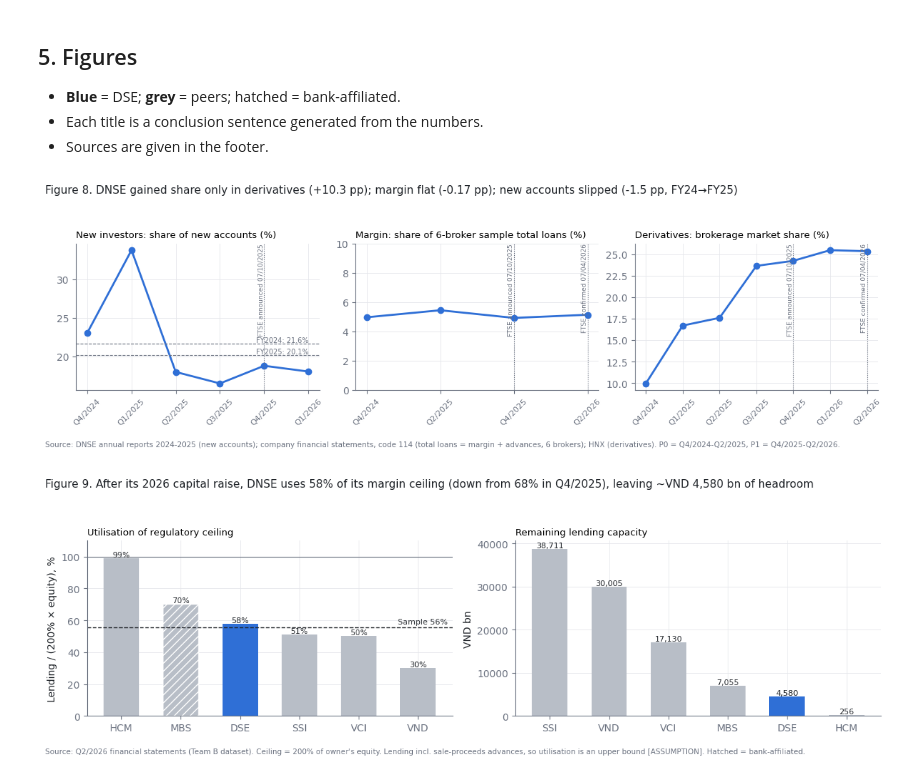
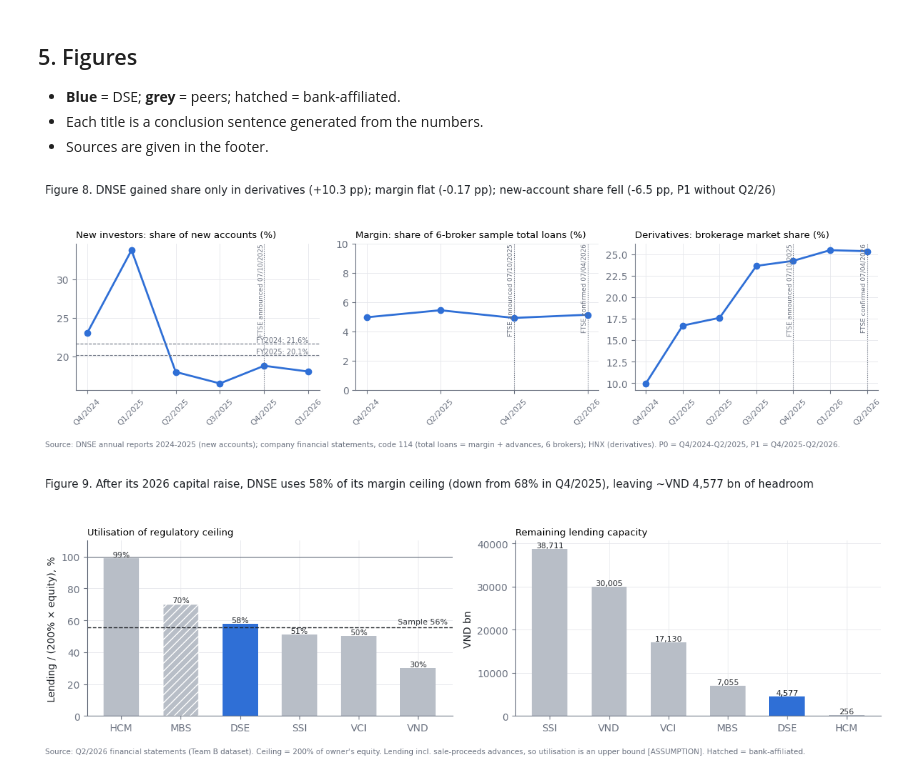
Before and after one commit to Xx-Pumpkin-xX/fba_roadto30_2026, a Jupyter notebook: notebook/B1_axis2_supply_side.ipynb, the cells around one changed output. Cells and saved outputs as stored; diff of their text form; code cells hidden in the pictures.

```diff
--- a/notebook/B1_axis2_supply_side.ipynb
+++ b/notebook/B1_axis2_supply_side.ipynb
@@ -32,7 +32,7 @@ import openpyxl
 import matplotlib.pyplot as plt
 
 ROOT  = Path.cwd().parent if Path.cwd().name == "notebook" else Path.cwd()
-RAW   = ROOT / "data/raw/FBAR2_TEAM B DATASET.xlsx"
+RAW   = ROOT / "data/raw/FBAR2_TEAM_B_DATASET_v2.xlsx"
 CLEAN = ROOT / "data/clean"
 FIG   = ROOT / "figures"
 CLEAN.mkdir(parents=True, exist_ok=True)
@@ -224,8 +224,9 @@ for t, row in adv.iterrows():
                              ("Q2/2026", row.margin_fig_is_total_lending_q2)] if fl]
     if flags:
         log("D01", "2.1_Margin / 2.3_Margin", t,
-            f"Reported 'margin' {', '.join(flags)} is actually total loans (advances < 1 bn)",
-            "Use total loans (2.3_Margin E/H) for all six brokers")
+            f"'Margin' figure {', '.join(flags)} equals total loans in 2.3_Margin, i.e. already includes advances"
+            + (" (DSE: advances 584 bn at end-2025, 178 bn at 30/6/2026)" if t == "DSE" else ""),
+            "Use total loans (code 114) for all six brokers")
 display(adv.round(2))
 
 lend_xl = lend.copy()
@@ -240,7 +241,7 @@ log("D02", "2.3_Margin", "O2 (DSE)",
 
 log("D02b", "2.3_Margin", "O3:O7",
     "Peers may also book borrowing costs in code 24 but are set to 0",
-    "Kept at 0; break-even computed in section 4.2; pending BA split of code 24")
+    "CLOSED: peers' code 24 checked in their statements (SSI, VND, VCI, MBS ≈ 0; HCM already in interest expense) → keep 0 (see D16)")
 
 HCM_BORROW_FY2025 = 1_452_771_109_720 / 1e9
 log("D16", "2.3_Margin", "T5/O5 (HCM)",
@@ -411,6 +412,10 @@ Changes versus the Excel file:
 ### 4.1 Branch 2.2 – Margin headroom (Figure 9)
 # %%
 hd = bs.merge(lend, on="ticker")
+EQ_DSE_Q2_26_REVIEWED = 5440.25
+log("D25", "2.2_Margin", "E2 (DSE)", "DSE equity at 30/6/2026 taken from the quarterly statement (5,441.46), not the reviewed one",
+    "Use the reviewed half-year statement: 5,440.25 bn (from the Leader)", 5441.46, EQ_DSE_Q2_26_REVIEWED)
+hd.loc[hd.ticker == "DSE", "equity_q2_26"] = EQ_DSE_Q2_26_REVIEWED
 rows = []
 for q, lcol, ecol in [("Q4/2025", "lending_q4_25", "equity_q4_25"),
                       ("Q2/2026", "lending_q2_26", "equity_q2_26")]:
@@ -520,8 +525,8 @@ def mrow(seg, window, metric, s, s_val, e, e_val, base):
                 end=e, end_val=e_val, change_pp=(e_val - s_val) * 100, is_base=base)
 
 mom_all = pd.DataFrame([
-    mrow("New investors", "FY", "Share of new accounts (DNSE annual reports)", "FY2024", ao["FY2024"], "FY2025", ao["FY2025"], True),
-    mrow("New investors", "P0/P1 (partial)", "Share of new accounts, avg P0 vs avg Q4/2025-Q1/2026 (Q2/2026 not published)", "P0 avg", ao[P0Q].mean(), "P1 avg", ao[["Q4/2025", "Q1/2026"]].mean(), False),
+    mrow("New investors", "FY", "Share of new accounts (DNSE annual reports)", "FY2024", ao["FY2024"], "FY2025", ao["FY2025"], False),
+    mrow("New investors", "P0/P1 (partial)", "Share of new accounts, avg P0 vs avg Q4/2025-Q1/2026 (Q2/2026 not published)", "P0 avg", ao[P0Q].mean(), "P1 avg", ao[["Q4/2025", "Q1/2026"]].mean(), True),
     mrow("Margin", "P0/P1", "Share of sample total loans, avg P0 vs avg P1", "P0 avg", mh_share[["Q4/2024", "Q2/2025"]].mean(), "P1 avg", mh_share[["Q4/2025", "Q2/2026"]].mean(), True),
     mrow("Margin", "6M", "Share of sample total loans", "Q4/2025", mh_share["Q4/2025"], "Q2/2026", mh_share["Q2/2026"], False),
     mrow("Derivatives", "P0/P1", "Derivatives brokerage share, avg P0 vs avg P1", "P0 avg", dse_ds[P0Q].mean(), "P1 avg", dse_ds[P1Q].mean(), True),
@@ -562,35 +567,35 @@ qq = acq_off[acq_off.period.str.startswith("Q")]
 axes[0].plot(qq.period, qq.share * 100, marker="o", color=ACCENT, lw=2, label="Quarterly 2025")
 for per in ["FY2024", "FY2025"]:
     v = acq_off.set_index("period").share[per] * 100
     axes[0].axhline(v, color=MUTED, lw=0.8, ls="--")
     axes[0].text(len(qq) - 1, v, f" {per}: {v:.1f}%", fontsize=7, color=MUTED, va="bottom", ha="right")
 axes[0].set_title("New investors: share of new accounts (%)", fontsize=9.5, loc="left")
 axes[1].plot(list(mh_share.index), mh_share.values * 100, marker="o", color=ACCENT, lw=2)
 axes[1].set_title("Margin: share of 6-broker sample total loans (%)", fontsize=9.5, loc="left")
 axes[1].set_ylim(0, 10)
 qs = list(dse_ds.index)
 axes[2].plot(qs, dse_ds.values * 100, marker="o", color=ACCENT, lw=2)
 axes[2].set_title("Derivatives: brokerage market share (%)", fontsize=9.5, loc="left")
 MILESTONES = {"Q4/2025": "FTSE announced 07/10/2025", "Q2/2026": "FTSE confirmed 07/04/2026"}
 for ax in axes:
     ticks = [t.get_text() for t in ax.get_xticklabels()] or []
     xs = list(ax.get_lines()[0].get_xdata())
     for q, lab in MILESTONES.items():
         if q in xs:
             i = xs.index(q); ax.axvline(i, color=MUTED, lw=0.8, ls=":")
             ax.text(i, ax.get_ylim()[1], lab, fontsize=6.5, color=MUTED, rotation=90, va="top", ha="right")
     ax.tick_params(axis="x", rotation=45, labelsize=8)
 dchg = momentum.set_index("segment").change_pp
 fig.suptitle(f"Figure 8. DNSE gained share only in derivatives ({dchg['Derivatives']:+.1f} pp); margin flat ({dchg['Margin']:+.2f} pp); "
-             f"new accounts slipped ({dchg['New investors']:+.1f} pp, FY24→FY25)",
+             f"new-account share fell ({dchg['New investors']:+.1f} pp, P1 without Q2/26)",
              x=0.01, ha="left", fontsize=11, color=INK)
 footer(fig, "Source: DNSE annual reports 2024-2025 (new accounts); company financial statements, code 114 (total loans = margin + advances, "
             "6 brokers); HNX (derivatives). P0 = Q4/2024-Q2/2025, P1 = Q4/2025-Q2/2026.")
 fig.tight_layout(rect=(0, 0.05, 1, 0.93))
 fig.savefig(FIG / "Fig08_B_market_share.png", dpi=200)
 plt.show()
 # %% [output]
-[figure, old version]
+[figure, new version]
 # %%
 h = H2.drop(index="SAMPLE").sort_values("utilisation", ascending=False)
 fig, axes = plt.subplots(1, 2, figsize=(12, 4))
```
Also changed, not shown: parts of 11 cells of this notebook, 19 other files.
